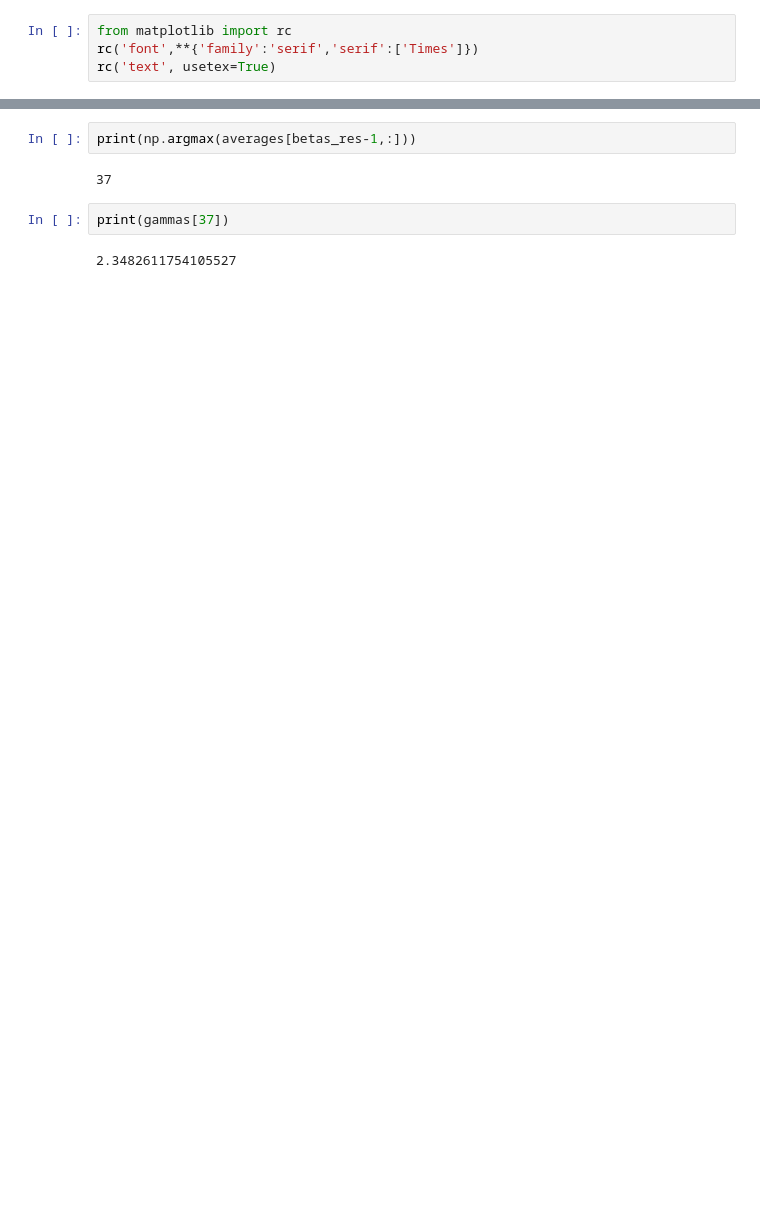
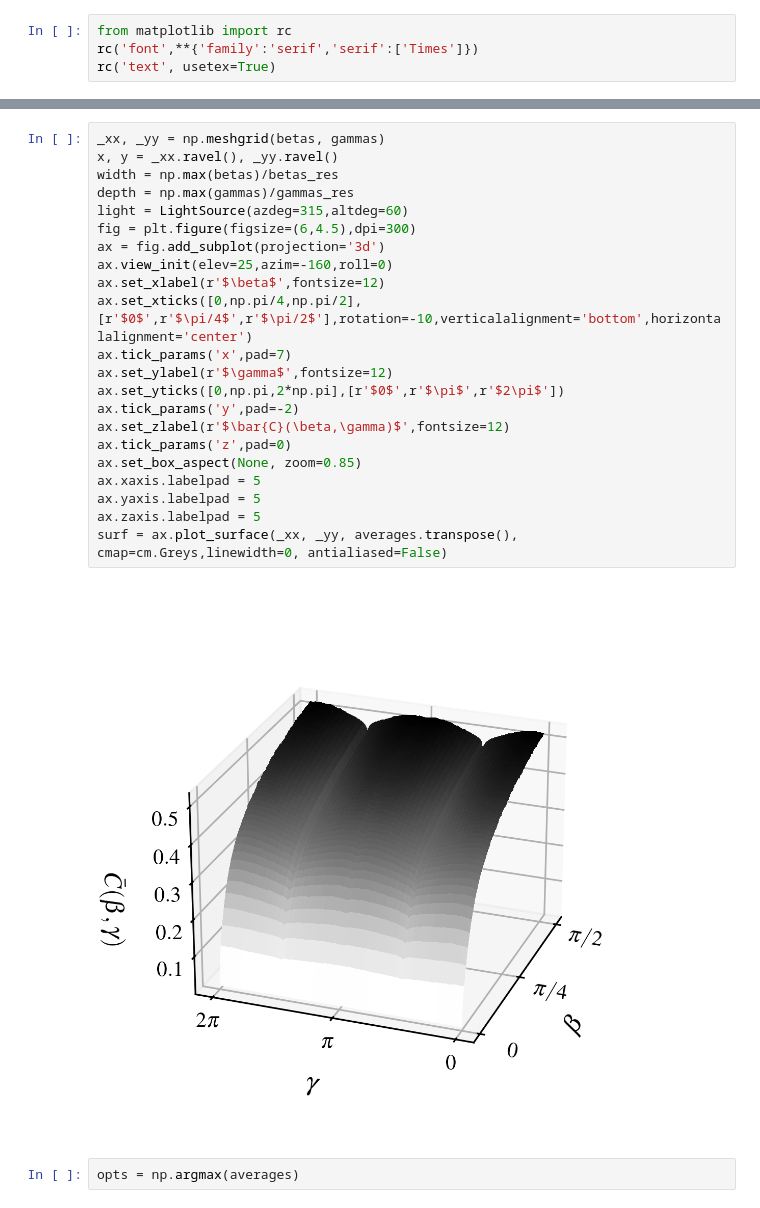
Before and after one commit to Emiliano6754/Correlation-Quantum-Walks, a Jupyter notebook: batch_concurrences.ipynb, the cells around one changed output, grey strips where cells are left out. Cells and saved outputs as stored; diff of their text form; blank space fills up the shorter version.

```diff
--- a/batch_concurrences.ipynb
+++ b/batch_concurrences.ipynb
@@ -50,8 +55,26 @@ ax.bar3d(x,y,0,width,depth,averages.flatten('F'),lightsource=light)
+# %%
+_xx, _yy = np.meshgrid(betas, gammas)
+x, y = _xx.ravel(), _yy.ravel()
+width = np.max(betas)/betas_res
+depth = np.max(gammas)/gammas_res
+light = LightSource(azdeg=315,altdeg=60)
+fig = plt.figure(figsize=(6,4.5),dpi=300)
+ax = fig.add_subplot(projection='3d')
+ax.view_init(elev=25,azim=-160,roll=0)
+ax.set_xlabel(r'$\beta$',fontsize=12)
+ax.set_xticks([0,np.pi/4,np.pi/2],[r'$0$',r'$\pi/4$',r'$\pi/2$'],rotation=-10,verticalalignment='bottom',horizontalalignment='center')
+ax.tick_params('x',pad=7)
+ax.set_ylabel(r'$\gamma$',fontsize=12)
+ax.set_yticks([0,np.pi,2*np.pi],[r'$0$',r'$\pi$',r'$2\pi$'])
+ax.tick_params('y',pad=-2)
+ax.set_zlabel(r'$\bar{C}(\beta,\gamma)$',fontsize=12)
+ax.tick_params('z',pad=0)
+ax.set_box_aspect(None, zoom=0.85)
+ax.xaxis.labelpad = 5
+ax.yaxis.labelpad = 5
+ax.zaxis.labelpad = 5
+surf = ax.plot_surface(_xx, _yy, averages.transpose(), cmap=cm.Greys,linewidth=0, antialiased=False)
+# %% [output]
+[figure, added]
 # %%
-print(np.argmax(averages[betas_res-1,:]))
+opts = np.argmax(averages)
-# %% [output]
-37
-# %%
-print(gammas[37])
-# %% [output]
-2.3482611754105527
```
Also changed, not shown: parts of 9 cells of this notebook, 28 other files.
